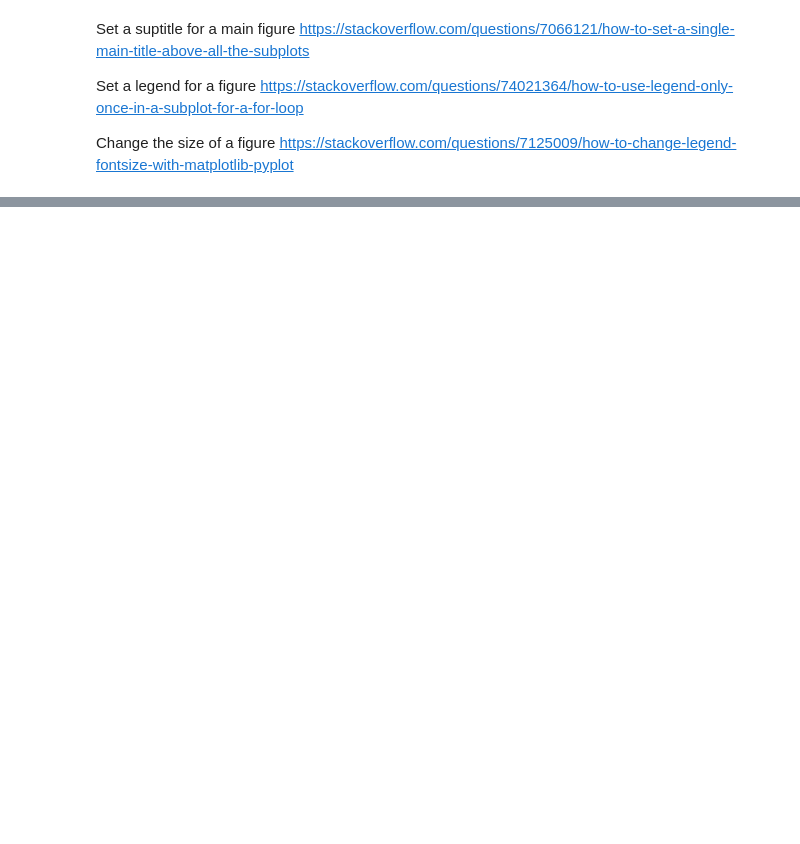
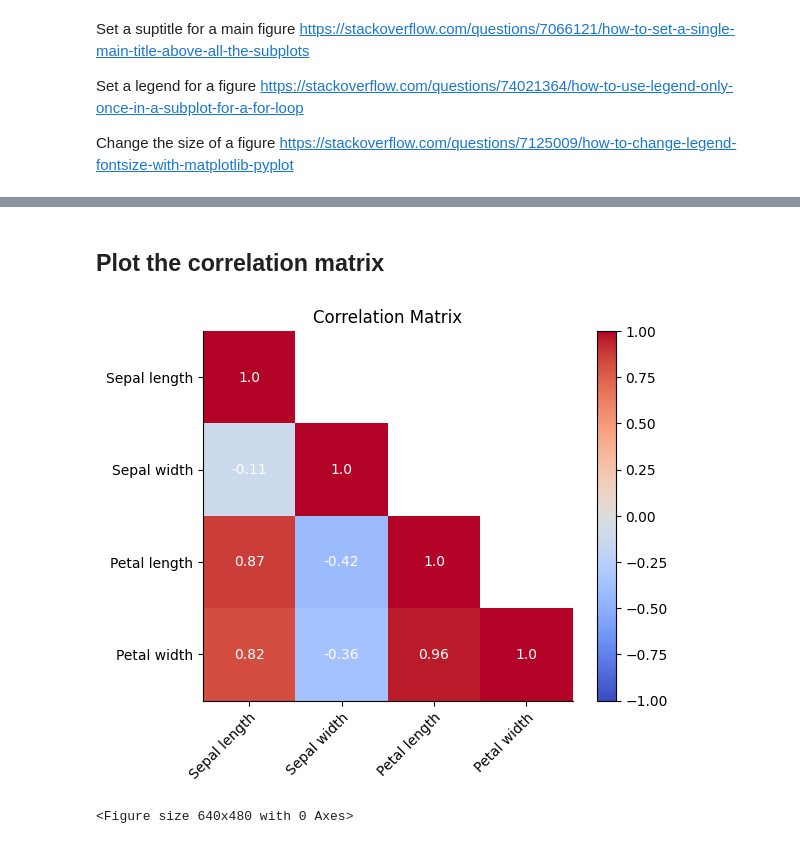
Before and after one commit to aldaszarnauskas/exploratory_analysis_iris_dataset, a Jupyter notebook: pands-project.ipynb, the cells around one changed output, grey strips where cells are left out. Cells and saved outputs as stored; diff of their text form; code cells hidden in the pictures; blank space fills up the shorter version.

Commit message:
correlation plot added

```diff
--- a/pands-project.ipynb
+++ b/pands-project.ipynb
@@ -371,0 +392,67 @@ plt.show()
+# %%
+# Create a numpy array, with zero values, of the same size as the input
+# https://numpy.org/doc/2.2/reference/generated/numpy.zeros_like.html
+mask = np.zeros_like(corr, dtype=bool)
+
+# Set the numbers of right-upper triangle of a numpy array to a certain value
+# https://numpy.org/doc/2.1/reference/generated/numpy.triu_indices_from.html
+mask[np.triu_indices_from(mask, k=1)] = True
+corr[mask] = np.nan
+# %% [markdown]
+## Plot the correlation matrix
+# %%
+# Setting up the color bar
+# https://matplotlib.org/stable/api/_as_gen/matplotlib.pyplot.imshow.html
+# Examples of a color palette
+# https://matplotlib.org/stable/users/explain/colors/colormaps.html
+# Example on how to remove the spines of a figure
+# https://www.statology.org/matplotlib-remove-frame/
+
+# Initialize the figure first so you could remove the spines
+# If you will try to remove spines without initialising a figure
+# it won't figure on the first run of a cell but it will only
+# work on the following attempts when the figure is initialised
+# on the first attempt.
+plt.figure()
+plt.rcParams['axes.spines.left'] = True
+plt.rcParams['axes.spines.right'] = False
+plt.rcParams['axes.spines.top'] = False
+plt.rcParams['axes.spines.bottom'] = True
+
+# Set the minimum and maximum values in a colour bar
+vmax = 1
+vmin = -1
+# Create a pseudocolour image
+cax = plt.imshow(corr, cmap="coolwarm", vmin=vmin, vmax=vmax)
+
+# Add a colorbar
+cbar = plt.colorbar(cax)
+
+
+# Get the feature names from the iris.feature_names
+# Replace (cm) with empty string and capitalise the string
+features = [feature.replace("_(cm)", "").replace("_", " ").capitalize() for feature in features]
+
+
+# Show all ticks and label them with the respective list entries
+plt.xticks(range(len(features)), labels=features,
+               rotation=45, ha="right", rotation_mode="anchor")
+plt.yticks(range(len(features)), labels=features)
+
+
+# Loop over data dimensionss and create text annotations.
+for i in range(len(features)):
+    for j in range(len(features)):
+        text = plt.text(j, i, corr[i, j],
+                       ha="center", va="center", color="w")
+
+
+
+# Set the title
+plt.title("Correlation Matrix")
+# # Show the plot
+plt.show()
+plt.savefig("features_correlation_plot.png", dpi=300, bbox_inches = 'tight')
+# %% [output]
+[figure, added]
+<Figure size 640x480 with 0 Axes>
```
Also changed, not shown: parts of 22 cells of this notebook, 1 other file.
